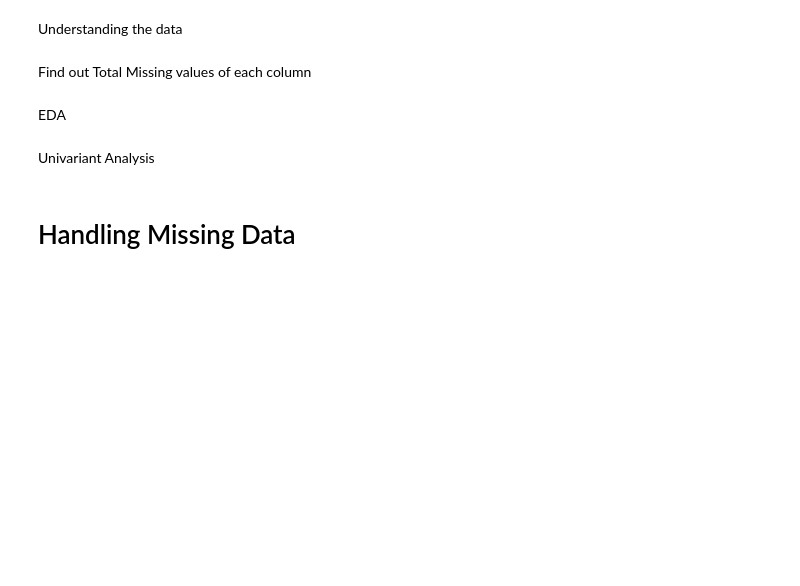
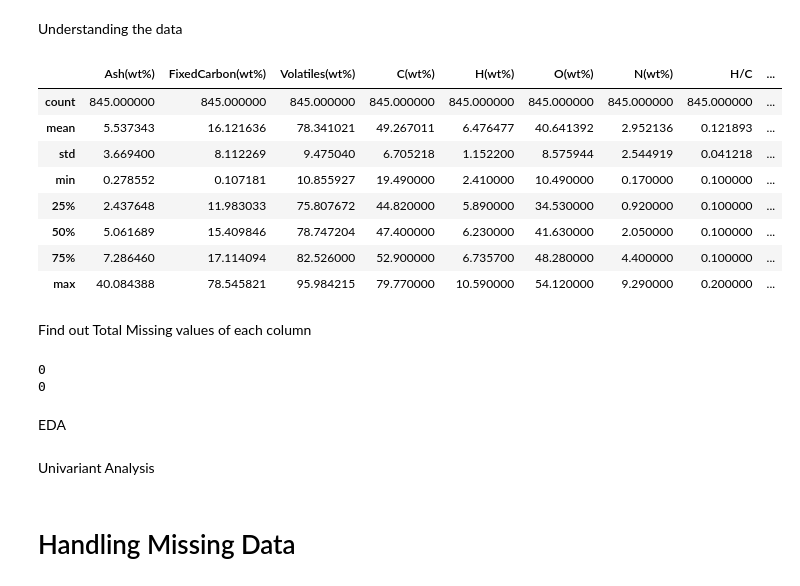
Before and after one commit to 17m301/BioFuel_YieldPrediction, a Jupyter notebook: Model.ipynb, the cells around one changed output. Cells and saved outputs as stored; diff of their text form; code cells hidden in the pictures; blank space fills up the shorter version.

```diff
--- a/Model.ipynb
+++ b/Model.ipynb
@@ -15,8 +15,17 @@ df_test_feature.info()
 Understanding the data
 # %%
 df_train.shape #how big is the data?
-df_train.sample(5) #printing random 5 data
-df_train.info()# datatype of each column
+df_train.describe()# datatype of each column
+# %% [output]
+|  | Ash(wt%) | FixedCarbon(wt%) | Volatiles(wt%) | C(wt%) | H(wt%) | O(wt%) | N(wt%) | H/C | ... |
+| count | 845.000000 | 845.000000 | 845.000000 | 845.000000 | 845.000000 | 845.000000 | 845.000000 | 845.000000 | ... |
+| mean | 5.537343 | 16.121636 | 78.341021 | 49.267011 | 6.476477 | 40.641392 | 2.952136 | 0.121893 | ... |
+| std | 3.669400 | 8.112269 | 9.475040 | 6.705218 | 1.152200 | 8.575944 | 2.544919 | 0.041218 | ... |
+| min | 0.278552 | 0.107181 | 10.855927 | 19.490000 | 2.410000 | 10.490000 | 0.170000 | 0.100000 | ... |
+| 25% | 2.437648 | 11.983033 | 75.807672 | 44.820000 | 5.890000 | 34.530000 | 0.920000 | 0.100000 | ... |
+| 50% | 5.061689 | 15.409846 | 78.747204 | 47.400000 | 6.230000 | 41.630000 | 2.050000 | 0.100000 | ... |
+| 75% | 7.286460 | 17.114094 | 82.526000 | 52.900000 | 6.735700 | 48.280000 | 4.400000 | 0.100000 | ... |
+| max | 40.084388 | 78.545821 | 95.984215 | 79.770000 | 10.590000 | 54.120000 | 9.290000 | 0.200000 | ... |
 # %% [markdown]
 Find out Total Missing values of each column
 # %%
@@ -24,8 +33,13 @@ print(df_train.isnull().sum())
 print()
 print(df_test.isnull().sum())
 # %%
-df_train.duplicated().sum()
-df_train[df_train.duplicated()] # Print the duplicates
+print(df_train.duplicated().sum())
+#df_train[df_train.duplicated()] # Print the duplicates
+df_train.drop_duplicates(inplace=True)
+print(df_train.duplicated().sum())
+# %% [output]
+0
+0
 # %%
 !pip install ydata-profiling
 from ydata_profiling import ProfileReport
```
Also changed, not shown: parts of 11 cells of this notebook.
